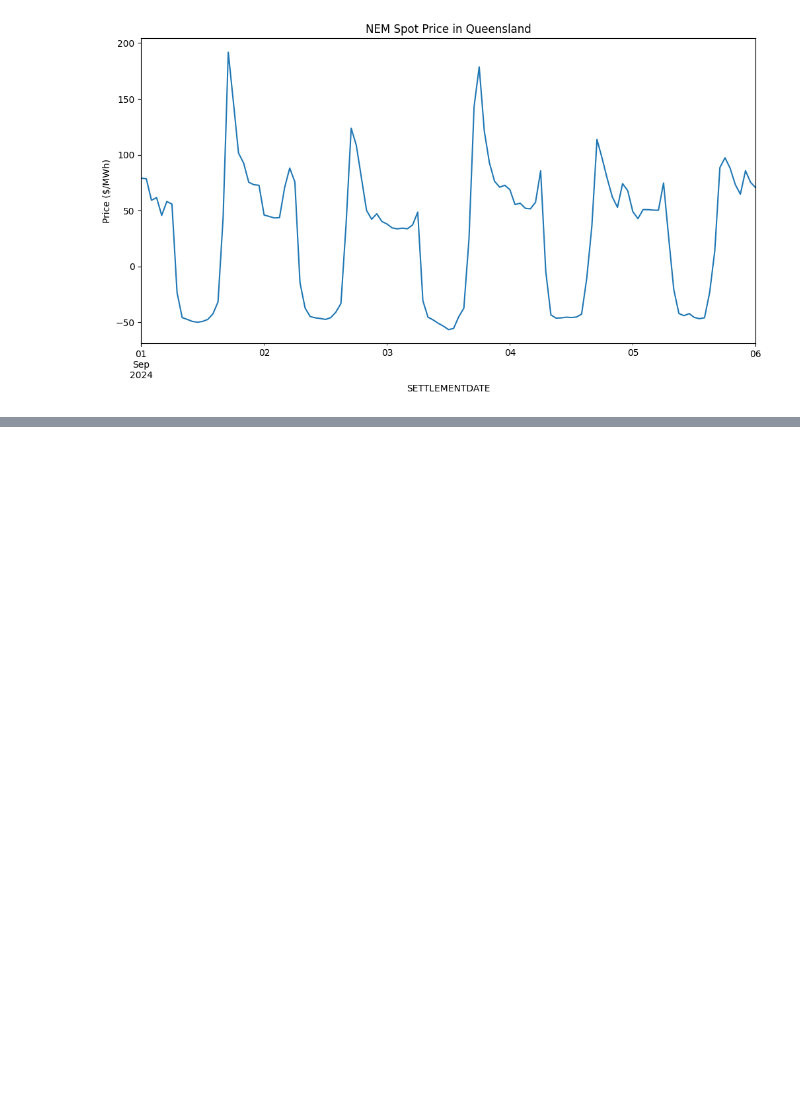
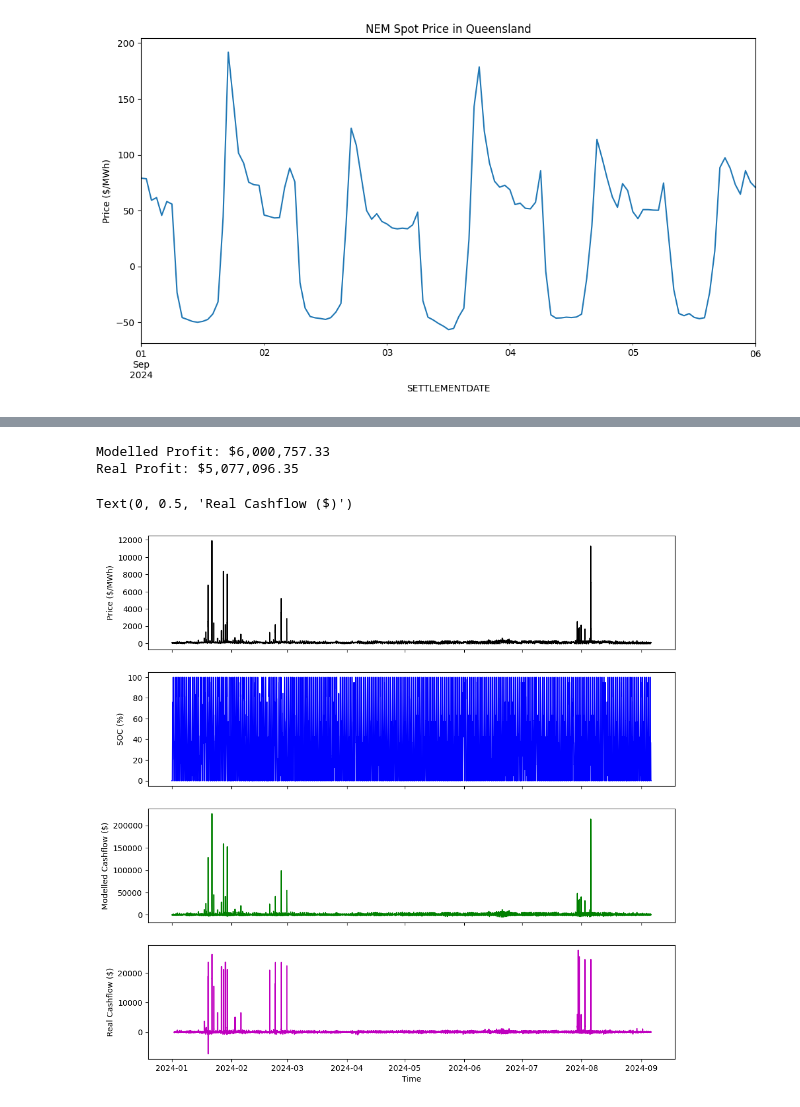
Before and after one commit to jasweep/power-quant-analyst, a Jupyter notebook: src/flexible_dispatch_demo.ipynb, the cells around one changed output, grey strips where cells are left out. Drawn from its saved outputs; the diff is of its cells as text; code cells hidden in the pictures; blank space fills up the shorter version.

```diff
--- a/src/flexible_dispatch_demo.ipynb
+++ b/src/flexible_dispatch_demo.ipynb
@@ -257,0 +341,17 @@ Text(0, 0.5, 'Real Cashflow ($)')
+# %%
+# for each day in the data, run the optimisation, and store the results
+eta_c = 0.95  # Charging efficiency
+eta_d = 0.95  # Discharging efficiency
+E_max = 100  # Maximum capacity (MWh)
+P_max = 20  # Maximum charging/discharging power (MW)
+E_0 = 0  # Initial state of charge (MWh)
+
+idx = 0
+day_results = []
+for day, prices in hourly_data.groupby(hourly_data.index.date):
+    if idx % 30 == 0:
+        print(f"Processing day {idx}")
+    charging, discharging, soc, cashflow, objective = optimal_battery_schedule_pulp(prices, eta_c, eta_d, E_max, P_max, E_0)
+    day_results.append(pd.DataFrame({'Charge (MW)': charging, 'Discharge (MW)': discharging, 'SOC (MWh)': soc, 'Cashflow ($)': cashflow, 'Price ($/MWh)': prices.values}, index=prices.index))
+    E_0 = soc[-1] # set the initial state of charge for the next day to the final state of charge of the current day
+    idx += 1
@@ -257,0 +368,2 @@ Text(0, 0.5, 'Real Cashflow ($)')
+# %%
+df = pd.concat(day_results)
@@ -257,0 +384,24 @@ Text(0, 0.5, 'Real Cashflow ($)')
+# %%
+real_cashflow = []
+for t, price in data.loc['2024-01-02':].RRP.items():
+    hourly_index = t.replace(minute=0, second=0) - pd.Timedelta(days=1) # use the previous day's "forecat" SOC data for the current day to counter the look-ahead bias
+    discharge_val, charge_val = df.loc[hourly_index, "Discharge (MW)"], df.loc[hourly_index, "Charge (MW)"]
+    real_cashflow.append((5/60)*(price * discharge_val * eta_d - price * charge_val / eta_c)) # adjusted for 5 minute intervals
+# %%
+print(f"Modelled Profit: ${sum(df.loc[:, 'Cashflow ($)']):,.2f}")
+print(f"Real Profit: ${sum(real_cashflow):,.2f}")
+fig, ax = plt.subplots(figsize=(12, 12), nrows=4, sharex=True)
+_ = ax[0].step(df.loc[:, "Price ($/MWh)"], '-k', label='Price')
+_ = ax[1].plot(df.loc[:, "SOC (MWh)"], '-b', label='SOC')
+_ = ax[2].plot(df.loc[:, "Cashflow ($)"], '-g', label='Cashflow ($)')
+_ = ax[3].plot(data.loc['2024-01-02':].index, real_cashflow, '-m', label='Real Cashflow ($)')
+ax[3].set_xlabel('Time')
+ax[0].set_ylabel('Price ($/MWh)')
+ax[1].set_ylabel('SOC (%)')
+ax[2].set_ylabel('Modelled Cashflow ($)')
+ax[3].set_ylabel('Real Cashflow ($)')
+# %% [output]
+Modelled Profit: $6,000,757.33
+Real Profit: $5,077,096.35
+Text(0, 0.5, 'Real Cashflow ($)')
+[figure, added]
```
Also changed, not shown: parts of 19 cells of this notebook.
